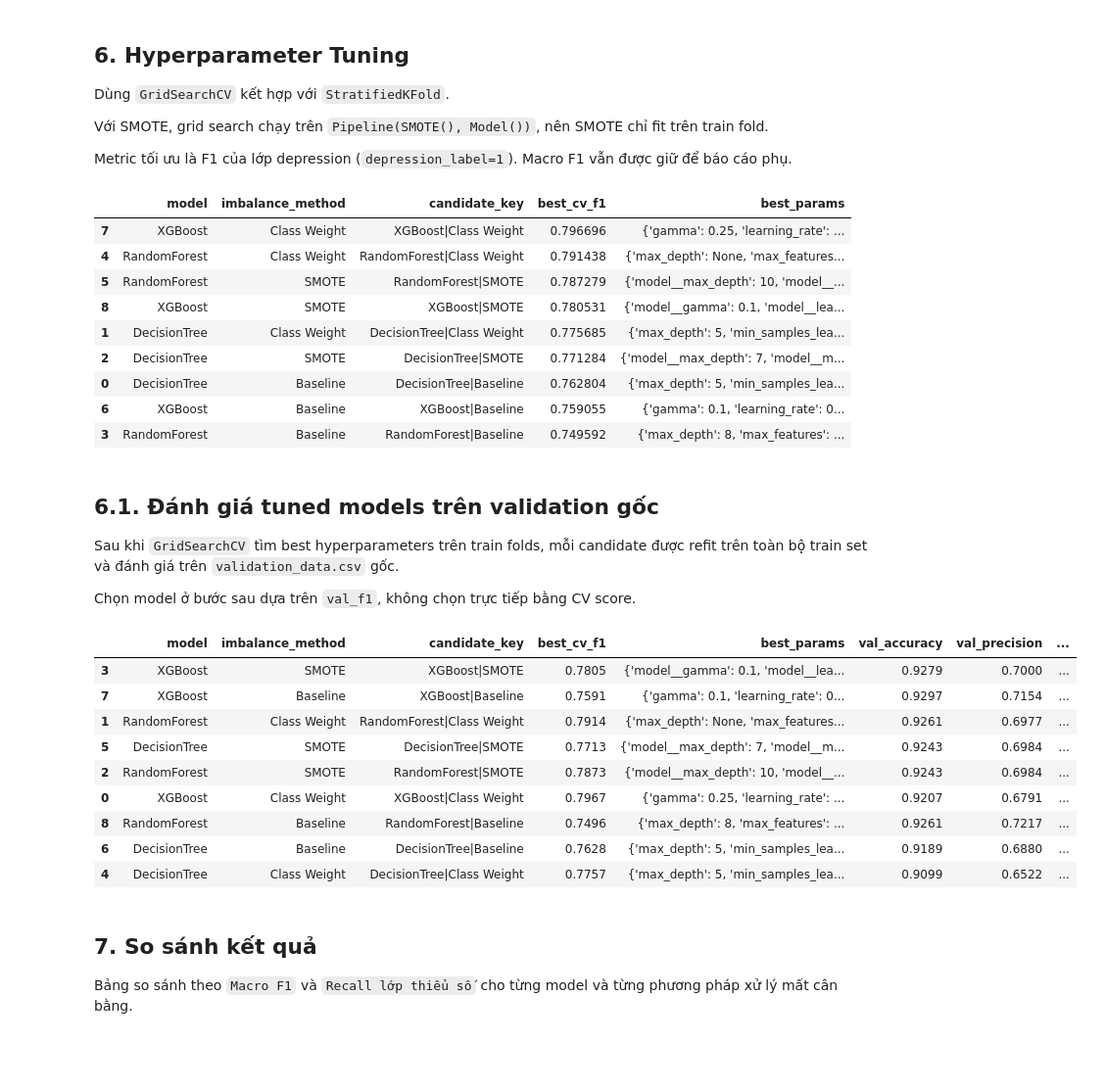
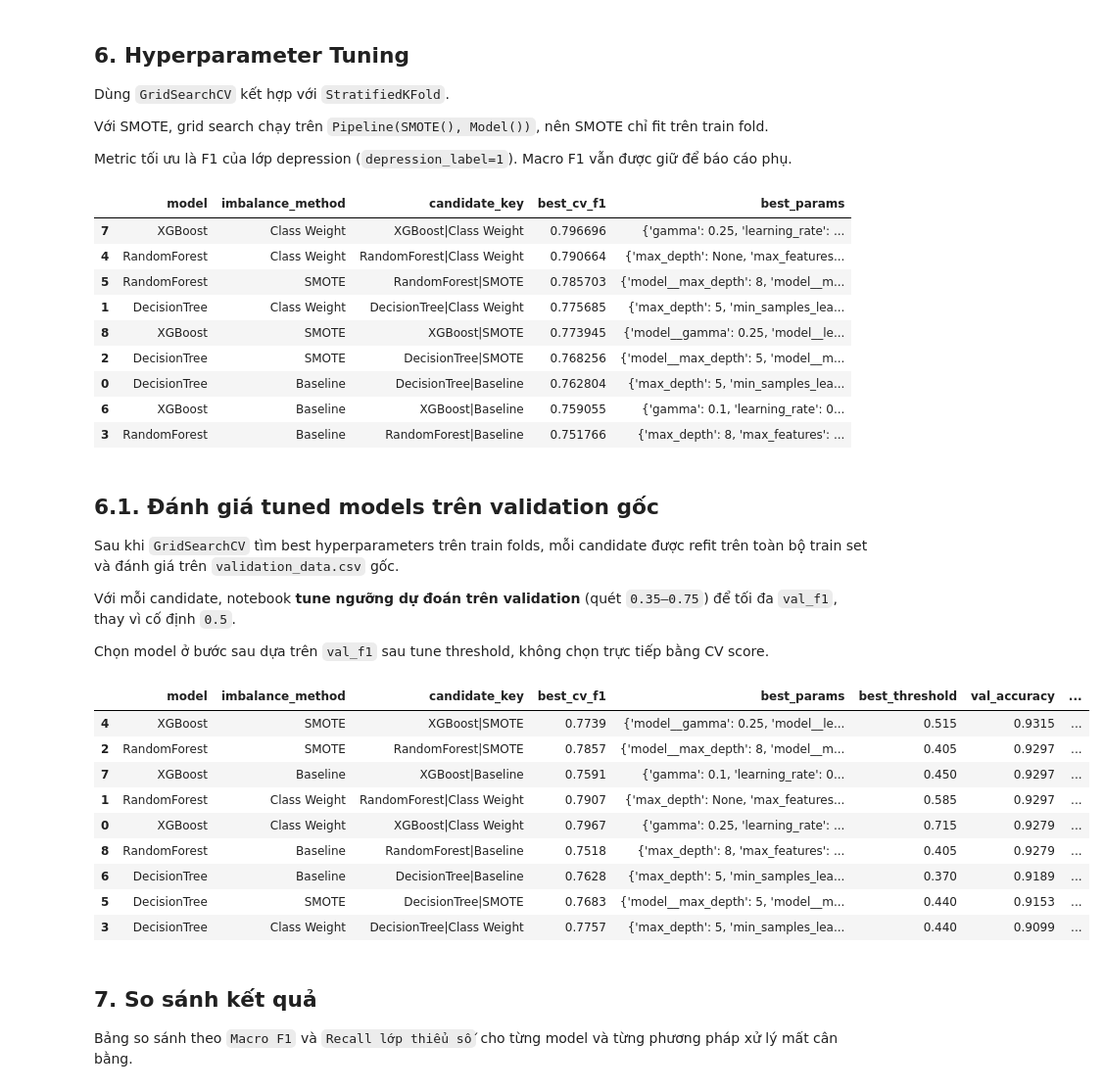
Before and after one commit to kwspringkle/teen-social-media-stress-analysis, a Jupyter notebook: notebooks/02_ml_models.ipynb, the cells around one changed output. Shown at 98% size. Cells and saved outputs as stored; diff of their text form; code cells hidden in the pictures; blank space fills up the shorter version.

```diff
--- a/notebooks/02_ml_models.ipynb
+++ b/notebooks/02_ml_models.ipynb
@@ -61,6 +61,13 @@ except Exception:
 
 print(f'XGBoost available: {HAS_XGBOOST}')
 print(f'LightGBM available: {HAS_LIGHTGBM}')
+
+# SMOTE nhe hon 1:1 de tang precision; tune threshold tren validation
+SMOTE_SAMPLING_STRATEGY = 0.8
+THRESHOLD_MIN = 0.35
+THRESHOLD_MAX = 0.75
+THRESHOLD_STEP = 0.005
+DEFAULT_THRESHOLD = 0.5
 # %% [output]
 XGBoost available: True
 LightGBM available: False
@@ -198,7 +205,7 @@ def build_candidate(model_name, imbalance_method):
         return clone(class_weight_estimators[model_name])
     if imbalance_method == 'SMOTE':
         return ImbPipeline([
-            ('smote', SMOTE(random_state=42)),
+            ('smote', SMOTE(random_state=42, sampling_strategy=SMOTE_SAMPLING_STRATEGY)),
             ('model', clone(base_estimators[model_name])),
         ])
     raise ValueError(f'Unknown imbalance method: {imbalance_method}')
@@ -372,16 +379,16 @@ display(tuning_results)
 # %% [output]
 |  | model | imbalance_method | candidate_key | best_cv_f1 | best_params |
 | 7 | XGBoost | Class Weight | XGBoost|Class Weight | 0.796696 | {'gamma': 0.25, 'learning_rate': ... |
-| 4 | RandomForest | Class Weight | RandomForest|Class Weight | 0.791438 | {'max_depth': None, 'max_features... |
-| 5 | RandomForest | SMOTE | RandomForest|SMOTE | 0.787279 | {'model__max_depth': 10, 'model__... |
-| 8 | XGBoost | SMOTE | XGBoost|SMOTE | 0.780531 | {'model__gamma': 0.1, 'model__lea... |
+| 4 | RandomForest | Class Weight | RandomForest|Class Weight | 0.790664 | {'max_depth': None, 'max_features... |
+| 5 | RandomForest | SMOTE | RandomForest|SMOTE | 0.785703 | {'model__max_depth': 8, 'model__m... |
 | 1 | DecisionTree | Class Weight | DecisionTree|Class Weight | 0.775685 | {'max_depth': 5, 'min_samples_lea... |
-| 2 | DecisionTree | SMOTE | DecisionTree|SMOTE | 0.771284 | {'model__max_depth': 7, 'model__m... |
+| 8 | XGBoost | SMOTE | XGBoost|SMOTE | 0.773945 | {'model__gamma': 0.25, 'model__le... |
+| 2 | DecisionTree | SMOTE | DecisionTree|SMOTE | 0.768256 | {'model__max_depth': 5, 'model__m... |
 | 0 | DecisionTree | Baseline | DecisionTree|Baseline | 0.762804 | {'max_depth': 5, 'min_samples_lea... |
 | 6 | XGBoost | Baseline | XGBoost|Baseline | 0.759055 | {'gamma': 0.1, 'learning_rate': 0... |
-| 3 | RandomForest | Baseline | RandomForest|Baseline | 0.749592 | {'max_depth': 8, 'max_features': ... |
+| 3 | RandomForest | Baseline | RandomForest|Baseline | 0.751766 | {'max_depth': 8, 'max_features': ... |
 # %%
-def _predict_with_threshold(estimator, X, threshold=0.5):
+def _predict_with_threshold(estimator, X, threshold=DEFAULT_THRESHOLD):
     if hasattr(estimator, 'predict_proba'):
         prob = estimator.predict_proba(X)[:, 1]
         pred = (prob >= threshold).astype(int)
@@ -390,6 +397,20 @@ def _predict_with_threshold(estimator, X, threshold=0.5):
     return pred, None
 
 
+def tune_threshold(y_true, prob, threshold_min=THRESHOLD_MIN, threshold_max=THRESHOLD_MAX, step=THRESHOLD_STEP):
+    """Tim nguong toi da F1 lop thieu so tren validation."""
+    if prob is None:
+        return DEFAULT_THRESHOLD, 0.0
+
+    best_t, best_f1 = DEFAULT_THRESHOLD, -1.0
+    for t in np.arange(threshold_min, threshold_max + step / 2, step):
+        pred = (prob >= t).astype(int)
+        score = f1_score(y_true, pred, zero_division=0)
+        if score > best_f1:
+            best_t, best_f1 = float(t), float(score)
+    return best_t, best_f1
+
+
 def _final_model_from_estimator(estimator):
     if hasattr(estimator, 'named_steps') and 'model' in estimator.named_steps:
         return estimator.named_steps['model']
@@ -399,51 +420,56 @@ def _final_model_from_estimator(estimator):
 
 Sau khi `GridSearchCV` tìm best hyperparameters trên train folds, mỗi candidate được refit trên toàn bộ train set và đánh giá trên `validation_data.csv` gốc.
 
-Chọn model ở bước sau dựa trên `val_f1`, không chọn trực tiếp bằng CV score.
+Với mỗi candidate, notebook **tune ngưỡng dự đoán trên validation** (quét `0.35–0.75`) để tối đa `val_f1`, thay vì cố định `0.5`.
+
+Chọn model ở bước sau dựa trên `val_f1` sau tune threshold, không chọn trực tiếp bằng CV score.
 # %%
 validation_rows = []
 fitted_models = {}
 
 for _, row in tuning_results.iterrows():
     candidate_key = row['candidate_key']
     estimator = clone(tuned_estimators[candidate_key])
     estimator.fit(X_train, y_train)
     fitted_models[candidate_key] = estimator
 
-    val_pred, val_prob = _predict_with_threshold(estimator, X_val, threshold=0.5)
+    _, val_prob = _predict_with_threshold(estimator, X_val, threshold=DEFAULT_THRESHOLD)
+    best_threshold, _ = tune_threshold(y_val, val_prob)
+    val_pred, val_prob = _predict_with_threshold(estimator, X_val, threshold=best_threshold)
     val_metrics = {
+        'best_threshold': best_threshold,
         'val_accuracy': accuracy_score(y_val, val_pred),
         'val_precision': precision_score(y_val, val_pred, zero_division=0),
         'val_recall': recall_score(y_val, val_pred, zero_division=0),
         'val_f1': f1_score(y_val, val_pred, zero_division=0),
         'val_macro_f1': f1_score(y_val, val_pred, average='macro', zero_division=0),
         'val_minority_recall': recall_score(y_val, val_pred, pos_label=minority_label, zero_division=0),
     }
     if val_prob is not None:
         val_metrics['val_roc_auc'] = roc_auc_score(y_val, val_prob)
 
     validation_rows.append({
         'model': row['model'],
         'imbalance_method': row['imbalance_method'],
         'candidate_key': candidate_key,
         'best_cv_f1': row['best_cv_f1'],
         'best_params': row['best_params'],
         **val_metrics,
     })
 
 validation_results = pd.DataFrame(validation_rows).sort_values(by='val_f1', ascending=False)
 display(validation_results.round(4))
 # %% [output]
-|  | model | imbalance_method | candidate_key | best_cv_f1 | best_params | val_accuracy | val_precision | ... |
-| 3 | XGBoost | SMOTE | XGBoost|SMOTE | 0.7805 | {'model__gamma': 0.1, 'model__lea... | 0.9279 | 0.7000 | ... |
-| 7 | XGBoost | Baseline | XGBoost|Baseline | 0.7591 | {'gamma': 0.1, 'learning_rate': 0... | 0.9297 | 0.7154 | ... |
-| 1 | RandomForest | Class Weight | RandomForest|Class Weight | 0.7914 | {'max_depth': None, 'max_features... | 0.9261 | 0.6977 | ... |
-| 5 | DecisionTree | SMOTE | DecisionTree|SMOTE | 0.7713 | {'model__max_depth': 7, 'model__m... | 0.9243 | 0.6984 | ... |
-| 2 | RandomForest | SMOTE | RandomForest|SMOTE | 0.7873 | {'model__max_depth': 10, 'model__... | 0.9243 | 0.6984 | ... |
-| 0 | XGBoost | Class Weight | XGBoost|Class Weight | 0.7967 | {'gamma': 0.25, 'learning_rate': ... | 0.9207 | 0.6791 | ... |
-| 8 | RandomForest | Baseline | RandomForest|Baseline | 0.7496 | {'max_depth': 8, 'max_features': ... | 0.9261 | 0.7217 | ... |
-| 6 | DecisionTree | Baseline | DecisionTree|Baseline | 0.7628 | {'max_depth': 5, 'min_samples_lea... | 0.9189 | 0.6880 | ... |
-| 4 | DecisionTree | Class Weight | DecisionTree|Class Weight | 0.7757 | {'max_depth': 5, 'min_samples_lea... | 0.9099 | 0.6522 | ... |
+|  | model | imbalance_method | candidate_key | best_cv_f1 | best_params | best_threshold | val_accuracy | ... |
+| 4 | XGBoost | SMOTE | XGBoost|SMOTE | 0.7739 | {'model__gamma': 0.25, 'model__le... | 0.515 | 0.9315 | ... |
+| 2 | RandomForest | SMOTE | RandomForest|SMOTE | 0.7857 | {'model__max_depth': 8, 'model__m... | 0.405 | 0.9297 | ... |
+| 7 | XGBoost | Baseline | XGBoost|Baseline | 0.7591 | {'gamma': 0.1, 'learning_rate': 0... | 0.450 | 0.9297 | ... |
+| 1 | RandomForest | Class Weight | RandomForest|Class Weight | 0.7907 | {'max_depth': None, 'max_features... | 0.585 | 0.9297 | ... |
+| 0 | XGBoost | Class Weight | XGBoost|Class Weight | 0.7967 | {'gamma': 0.25, 'learning_rate': ... | 0.715 | 0.9279 | ... |
+| 8 | RandomForest | Baseline | RandomForest|Baseline | 0.7518 | {'max_depth': 8, 'max_features': ... | 0.405 | 0.9279 | ... |
+| 6 | DecisionTree | Baseline | DecisionTree|Baseline | 0.7628 | {'max_depth': 5, 'min_samples_lea... | 0.370 | 0.9189 | ... |
+| 5 | DecisionTree | SMOTE | DecisionTree|SMOTE | 0.7683 | {'model__max_depth': 5, 'model__m... | 0.440 | 0.9153 | ... |
+| 3 | DecisionTree | Class Weight | DecisionTree|Class Weight | 0.7757 | {'max_depth': 5, 'min_samples_lea... | 0.440 | 0.9099 | ... |
 # %% [markdown]
 ## 7. So sánh kết quả
 
```
Also changed, not shown: parts of 8 cells of this notebook, 20 other files.
